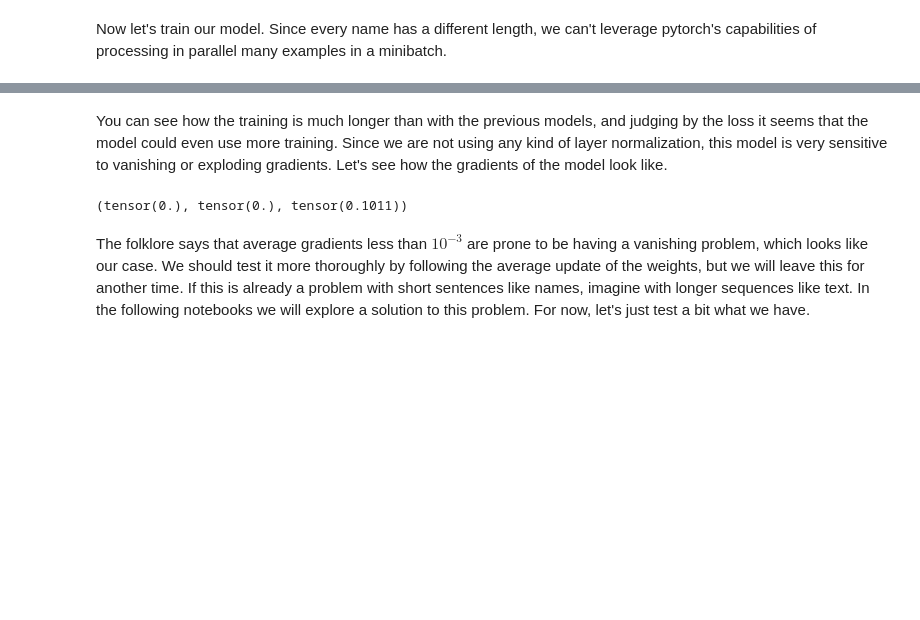
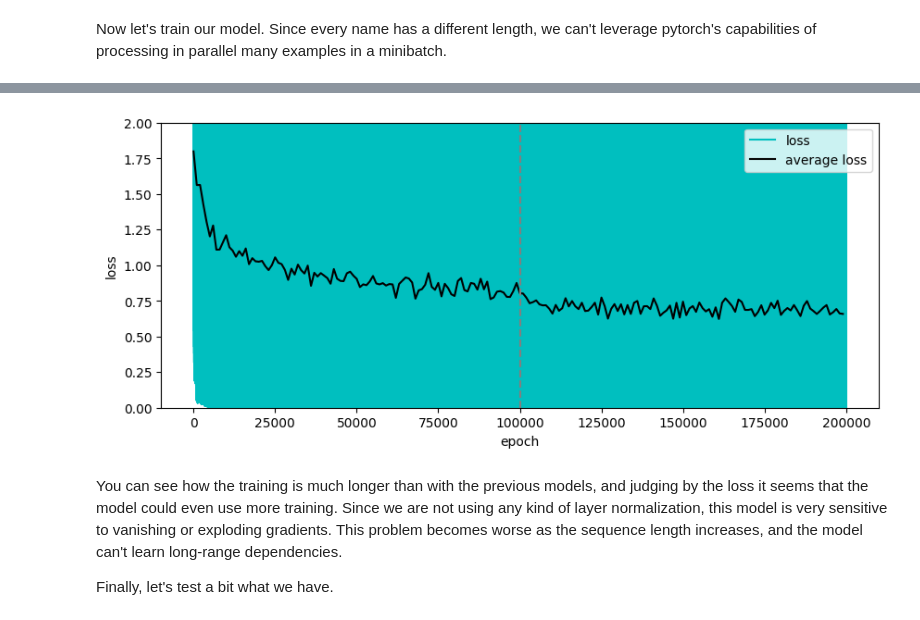
Before and after one commit to jcarlosroldan/road-to-ai, a Jupyter notebook: 012 Recurrent neural networks.ipynb, the cells around one changed output, grey strips where cells are left out. Saved outputs shown, nothing was run; the diff lists cells and outputs as text; code cells hidden in the pictures; blank space fills up the shorter version.

Commit message:
FIX problems in RNN learning, Adam destroys it for some reason

```diff
--- a/012 Recurrent neural networks.ipynb
+++ b/012 Recurrent neural networks.ipynb
@@ -74,19 +74,23 @@ Created model with 85522 parameters
 # %% [markdown]
 Now let's train our model. Since every name has a different length, we can't leverage pytorch's capabilities of processing in parallel many examples in a minibatch.
 # %%
-optimizer = torch.optim.Adam(model.parameters(), lr=0.01)
-criterion = torch.nn.NLLLoss()
-losses = []
-for epoch in range(100000):
-	ix = torch.randint(len(X), (1,)).item()
-	x, y = X[ix], Y[ix]
-	output = model(x)
-	loss = criterion(output.view(1, -1), y.view(1))
-	optimizer.zero_grad()
-	loss.backward()
-	optimizer.step()
-	losses.append(loss.item())
-	if epoch % 10000 == 0:
-		print(f'Epoch {epoch} loss: {loss.item()}')
-plt.plot(range(0, 100000, 2000), torch.tensor(losses).view(-1, 2000).mean(1));
+def train(model, iterations=100000, lr=0.003):
+	optimizer = torch.optim.SGD(model.parameters(), lr=lr)
+	criterion = torch.nn.CrossEntropyLoss()
+	losses = []
+	for epoch in range(iterations):
+		ix = torch.randint(len(X), (1,)).item()
+		x, y = X[ix], Y[ix]
+		output = model(x)
+		loss = criterion(output.view(1, -1), y.view(1))
+		optimizer.zero_grad()
+		loss.backward()
+		optimizer.step()
+		losses.append(loss.item())
+		if epoch % 10000 == 0:
+			print(f'Epoch {epoch} loss: {loss.item()}')
+	return losses
+
+losses = train(model)
+losses.extend(train(model, lr=0.0003))
 # %% [output]
@@ -104,9 +117,17 @@ Epoch 90000 loss: 0.532650887966156
+# %%
+average_losses = torch.tensor(losses).view(-1, 1000).mean(1)
+plt.figure(figsize=(10, 4))
+plt.plot(losses, c='c', label='loss')
+plt.plot(range(0, len(losses), 1000), average_losses, c='k', label='average loss')
+plt.xlabel('epoch')
+plt.ylabel('loss')
+plt.legend()
+plt.ylim(0, 2)
+plt.axvline(100000, c='gray', linestyle='--');
+# %% [output]
+[figure, added]
 # %% [markdown]
-You can see how the training is much longer than with the previous models, and judging by the loss it seems that the model could even use more training. Since we are not using any kind of layer normalization, this model is very sensitive to vanishing or exploding gradients. Let's see how the gradients of the model look like.
+You can see how the training is much longer than with the previous models, and judging by the loss it seems that the model could even use more training. Since we are not using any kind of layer normalization, this model is very sensitive to vanishing or exploding gradients. This problem becomes worse as the sequence length increases, and the model can't learn long-range dependencies.
+
+Finally, let's test a bit what we have.
-# %%
-model.h2h.weight.grad.abs().mean(), model.i2h.weight.grad.abs().mean(), model.h2o.weight.grad.abs().mean()
-# %% [output]
-(tensor(0.), tensor(0.), tensor(0.1011))
-# %% [markdown]
-The folklore says that average gradients less than $10^{-3}$ are prone to be having a vanishing problem, which looks like our case. We should test it more thoroughly by following the average update of the weights, but we will leave this for another time. If this is already a problem with short sentences like names, imagine with longer sequences like text. In the following notebooks we will explore a solution to this problem. For now, let's just test a bit what we have.
 # %%
```
Also changed, not shown: parts of 4 cells of this notebook, 1 other file.
